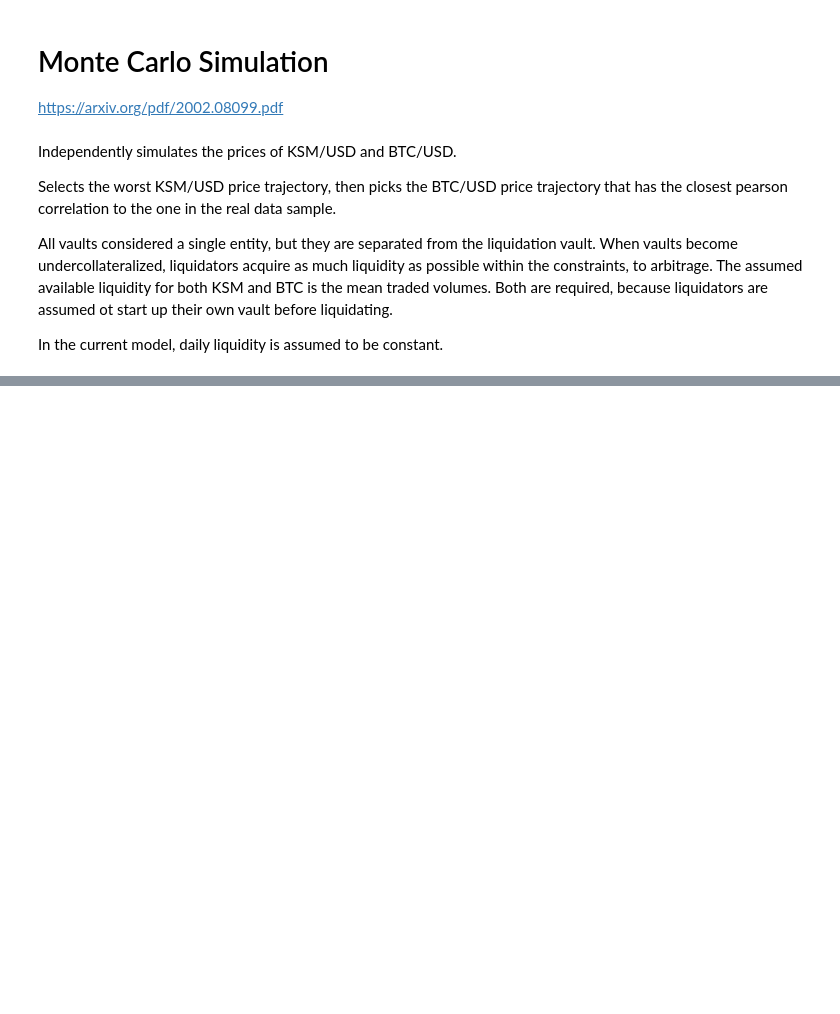
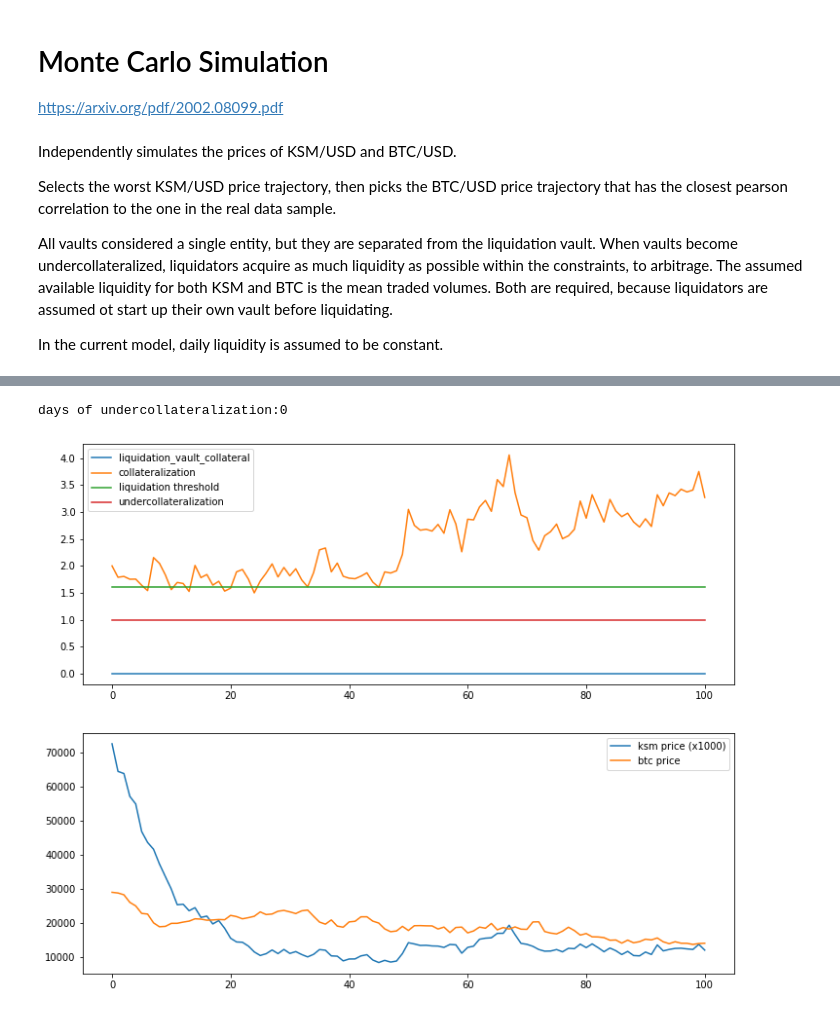
Before and after one commit to interlay/collateralization-analysis, a Jupyter notebook: Kusama Collateral Thresolds.ipynb, the cells around one changed output, grey strips where cells are left out. Drawn from its saved outputs; the diff is of its cells as text; code cells hidden in the pictures; blank space fills up the shorter version.

```diff
--- a/Kusama Collateral Thresolds.ipynb
+++ b/Kusama Collateral Thresolds.ipynb
@@ -238,0 +437,16 @@ plt.legend(["ksm price (x1000)", "btc price"])
+# %%
+DEBT_CEILING_USD = 10_000_000_000
+SECURE_THRESHOLD = 2.0
+LIQUIDATION_THRESHOLD = 1.6
+DAILY_LIQUIDITY_DECREASE_RO = 0.01
+simulate_and_plot(
+    SIMULATED_SCENARIOS,
+    observed_ksm_btc_corr,
+    DEBT_CEILING_USD,
+    SECURE_THRESHOLD,
+    LIQUIDATION_THRESHOLD,
+    DAILY_LIQUIDITY_DECREASE_RO,
+)
+# %% [output]
+days of undercollateralization:0
+[figure, added]
```
Also changed, not shown: parts of 12 cells of this notebook, 2 other files.
